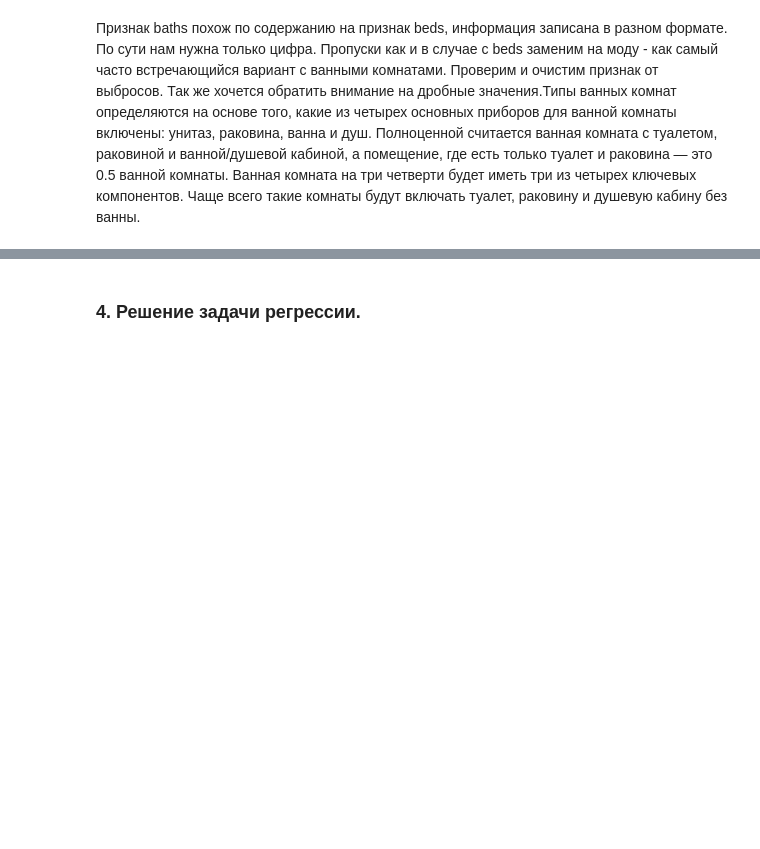
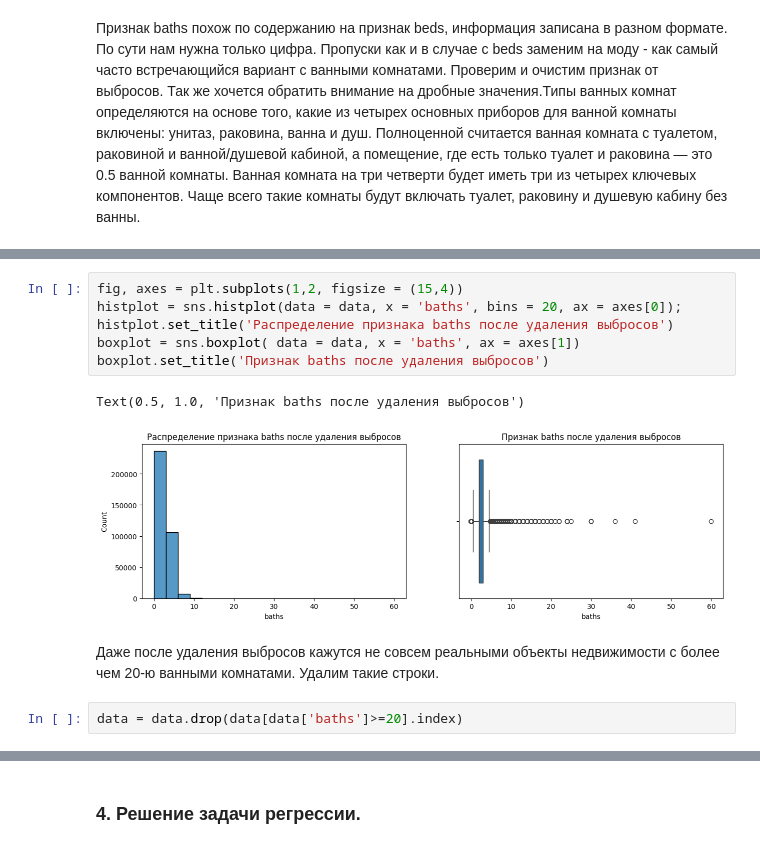
Before and after one commit to LNarnia/IDE_new, a Jupyter notebook: Skillfactory/final_project/project.ipynb, the cells around one changed output, grey strips where cells are left out. Cells and saved outputs as stored; diff of their text form; blank space fills up the shorter version.

```diff
--- a/Skillfactory/final_project/project.ipynb
+++ b/Skillfactory/final_project/project.ipynb
@@ -936,0 +993,13 @@ data['baths'].unique().tolist()
+# %%
+fig, axes = plt.subplots(1,2, figsize = (15,4))
+histplot = sns.histplot(data = data, x = 'baths', bins = 20, ax = axes[0]);
+histplot.set_title('Распределение признака baths после удаления выбросов')
+boxplot = sns.boxplot( data = data, x = 'baths', ax = axes[1])
+boxplot.set_title('Признак baths после удаления выбросов')
+# %% [output]
+Text(0.5, 1.0, 'Признак baths после удаления выбросов')
+[figure, added]
+# %% [markdown]
+Даже после удаления выбросов кажутся не совсем реальными объекты недвижимости с более чем 20-ю ванными комнатами. Удалим такие строки.
+# %%
+data = data.drop(data[data['baths']>=20].index)
```
Also changed, not shown: parts of 29 cells of this notebook, 1 other file.
